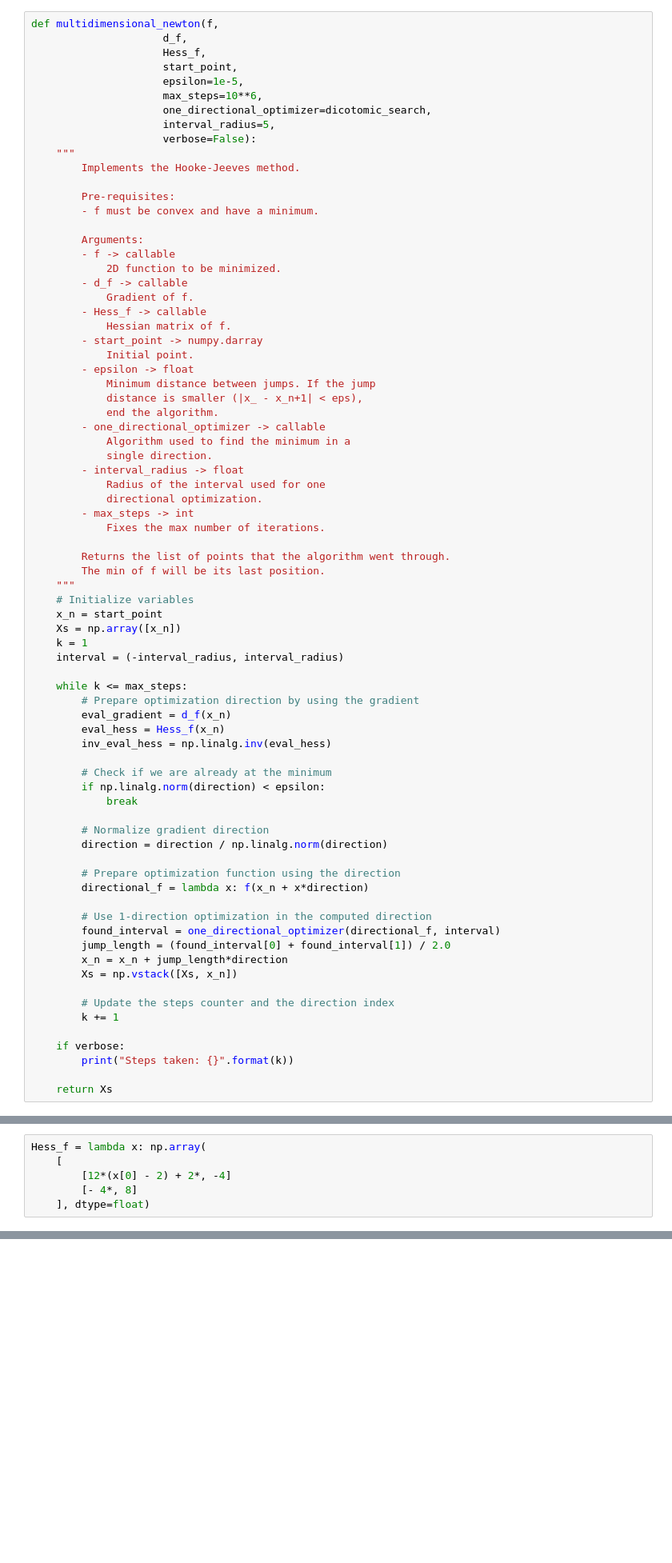
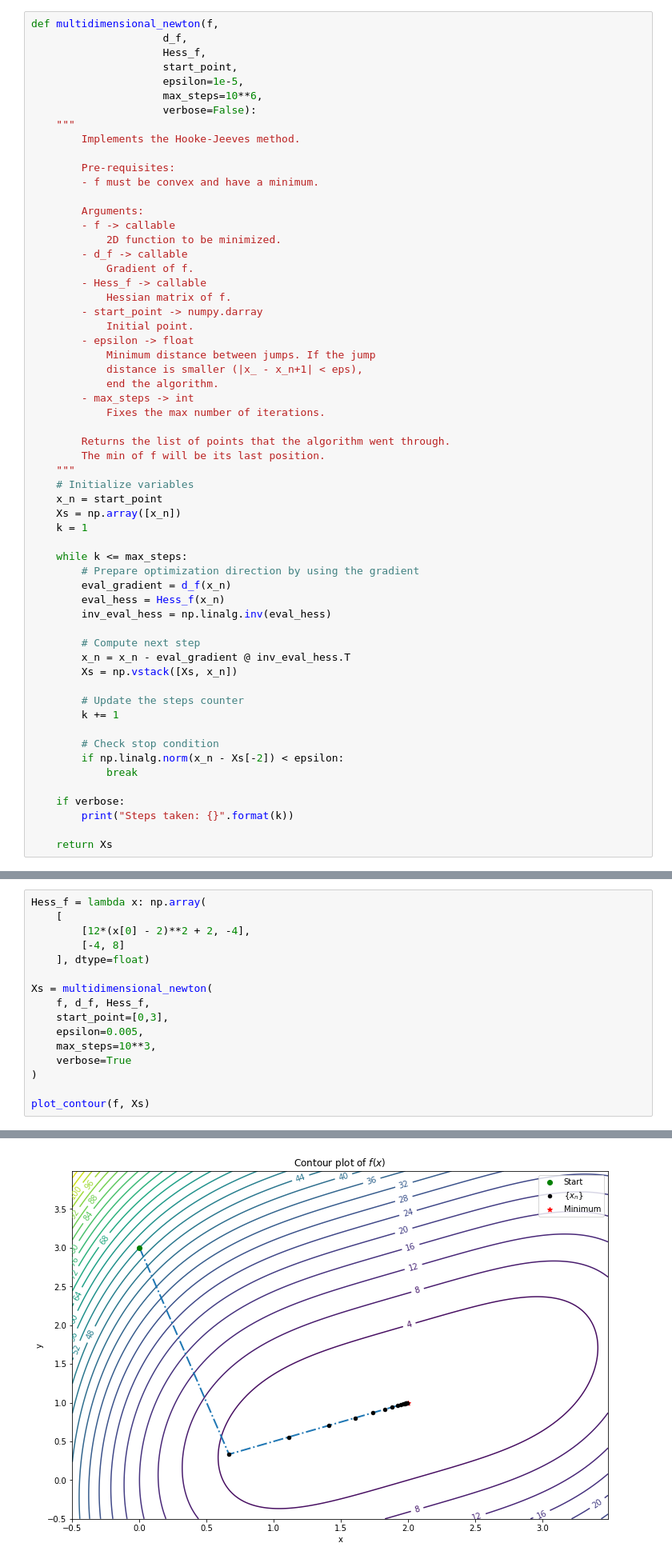
Before and after one commit to fjsaezm/mcd-opt, a Jupyter notebook: Practicas/algorithms.ipynb, the cells around one changed output, grey strips where cells are left out. Shown at 80% size. Cells and saved outputs as stored; diff of their text form; blank space fills up the shorter version.

```diff
--- a/Practicas/algorithms.ipynb
+++ b/Practicas/algorithms.ipynb
@@ -386,8 +455,6 @@ def multidimensional_newton(f,
                      start_point,
                      epsilon=1e-5,
                      max_steps=10**6,
-                     one_directional_optimizer=dicotomic_search,
-                     interval_radius=5,
                      verbose=False):
     """
         Implements the Hooke-Jeeves method.
@@ -408,12 +475,6 @@ def multidimensional_newton(f,
             Minimum distance between jumps. If the jump
             distance is smaller (|x_ - x_n+1| < eps),
             end the algorithm.
-        - one_directional_optimizer -> callable
-            Algorithm used to find the minimum in a
-            single direction.
-        - interval_radius -> float
-            Radius of the interval used for one
-            directional optimization.
         - max_steps -> int
             Fixes the max number of iterations.
 
@@ -424,7 +485,6 @@ def multidimensional_newton(f,
     x_n = start_point
     Xs = np.array([x_n])
     k = 1
-    interval = (-interval_radius, interval_radius)
 
     while k <= max_steps:
         # Prepare optimization direction by using the gradient
@@ -432,24 +492,16 @@ def multidimensional_newton(f,
         eval_hess = Hess_f(x_n)
         inv_eval_hess = np.linalg.inv(eval_hess)
 
-        # Check if we are already at the minimum
-        if np.linalg.norm(direction) < epsilon:
-            break
-
-        # Normalize gradient direction
-        direction = direction / np.linalg.norm(direction)
-
-        # Prepare optimization function using the direction
-        directional_f = lambda x: f(x_n + x*direction)
-
-        # Use 1-direction optimization in the computed direction
-        found_interval = one_directional_optimizer(directional_f, interval)
-        jump_length = (found_interval[0] + found_interval[1]) / 2.0
-        x_n = x_n + jump_length*direction
+        # Compute next step
+        x_n = x_n - eval_gradient @ inv_eval_hess.T
         Xs = np.vstack([Xs, x_n])
 
-        # Update the steps counter and the direction index
+        # Update the steps counter
         k += 1
+
+        # Check stop condition
+        if np.linalg.norm(x_n - Xs[-2]) < epsilon:
+            break
 
     if verbose:
         print("Steps taken: {}".format(k))
@@ -458,6 +520,17 @@ def multidimensional_newton(f,
 # %%
 Hess_f = lambda x: np.array(
     [
-        [12*(x[0] - 2) + 2*, -4]
-        [- 4*, 8]
+        [12*(x[0] - 2)**2 + 2, -4],
+        [-4, 8]
     ], dtype=float)
+
+Xs = multidimensional_newton(
+    f, d_f, Hess_f,
+    start_point=[0,3],
+    epsilon=0.005,
+    max_steps=10**3,
+    verbose=True
+)
+
+plot_contour(f, Xs)
+# %% [output]
@@ -463,0 +538 @@ Hess_f = lambda x: np.array(
+[figure, added]
```
Also changed, not shown: parts of 26 cells of this notebook.
